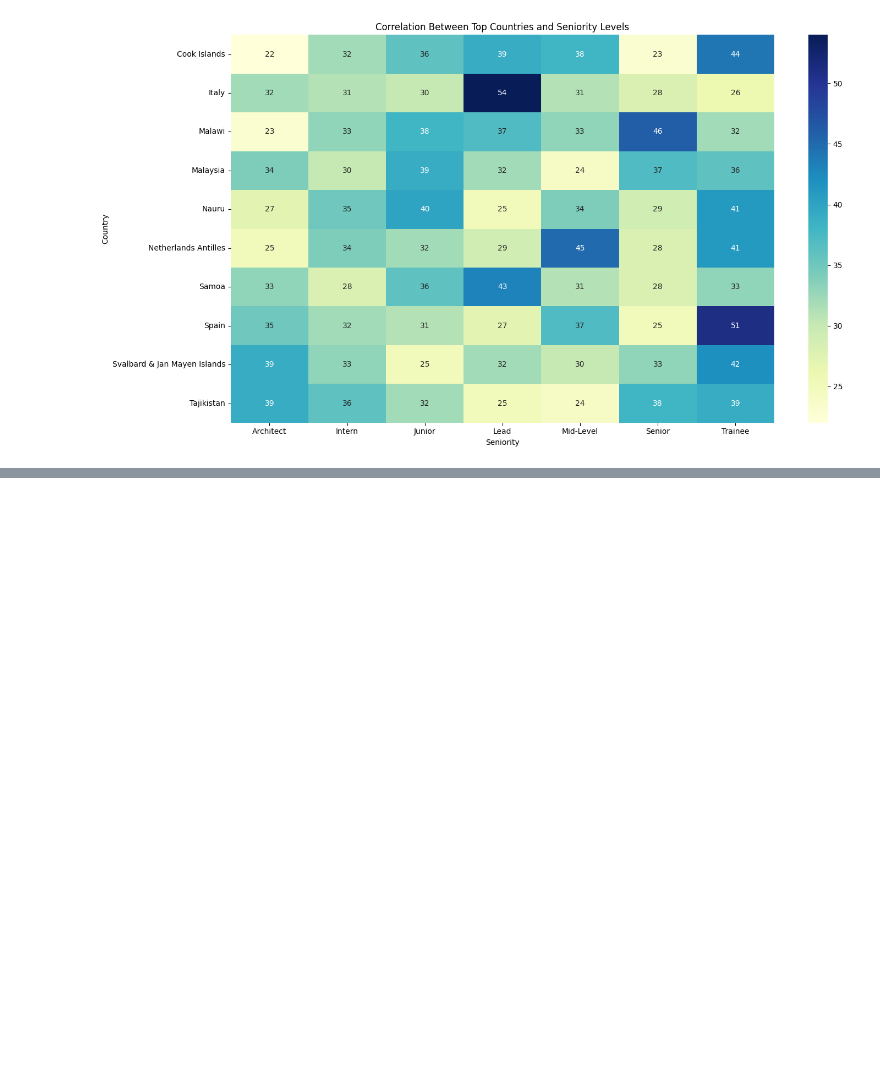
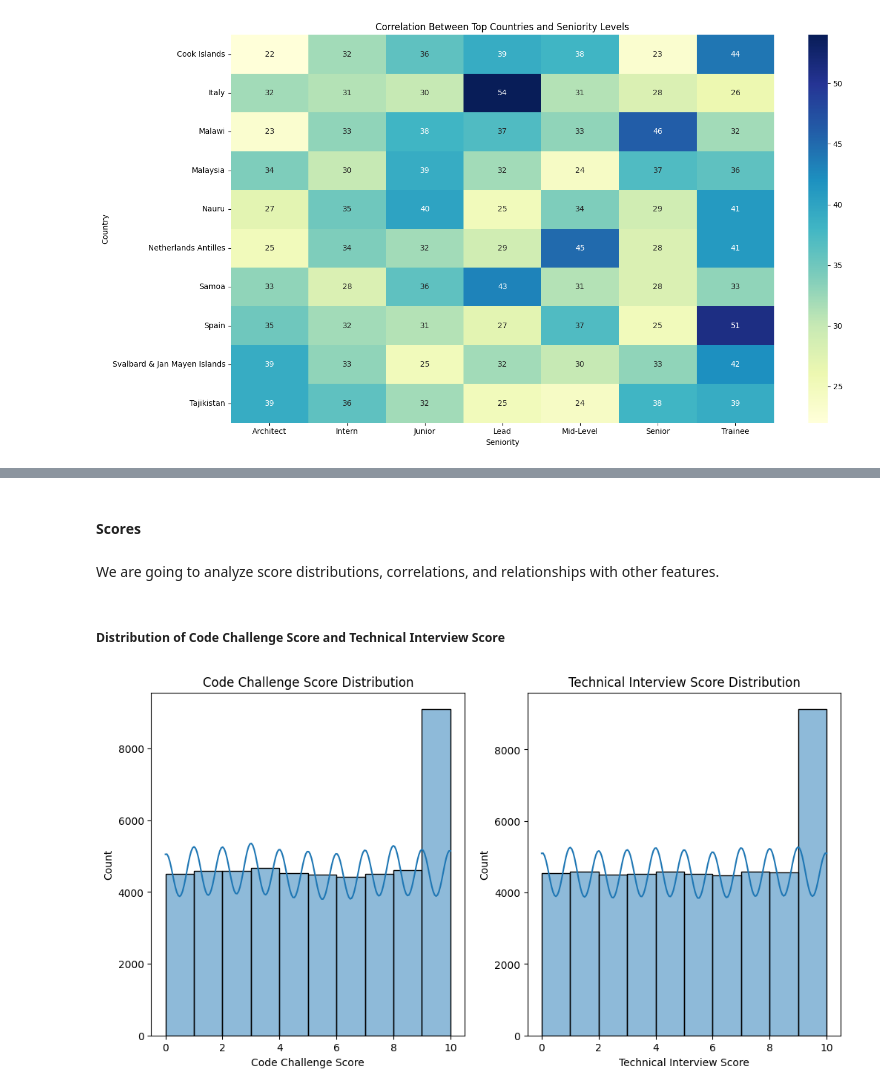
Before and after one commit to ntlg72/etl-ws-1, a Jupyter notebook: notebooks/001_eda.ipynb, the cells around one changed output, grey strips where cells are left out. Cells and saved outputs as stored; diff of their text form; code cells hidden in the pictures; blank space fills up the shorter version.

```diff
--- a/notebooks/001_eda.ipynb
+++ b/notebooks/001_eda.ipynb
@@ -235,0 +302,17 @@ plt.show()
+# %% [markdown]
+#### Scores
+# %% [markdown]
+We are going to analyze score distributions, correlations, and relationships with other features.
+# %% [markdown]
+##### Distribution of Code Challenge Score and Technical Interview Score
+# %%
+plt.figure(figsize=(12, 6))
+plt.subplot(1, 2, 1)
+sns.histplot(df['Code Challenge Score'].dropna(), bins=10, kde=True)
+plt.title('Code Challenge Score Distribution')
+plt.subplot(1, 2, 2)
+sns.histplot(df['Technical Interview Score'].dropna(), bins=10, kde=True)
+plt.title('Technical Interview Score Distribution')
+plt.show()
+# %% [output]
+[figure, added]
```
Also changed, not shown: parts of 21 cells of this notebook, 2 other files.
